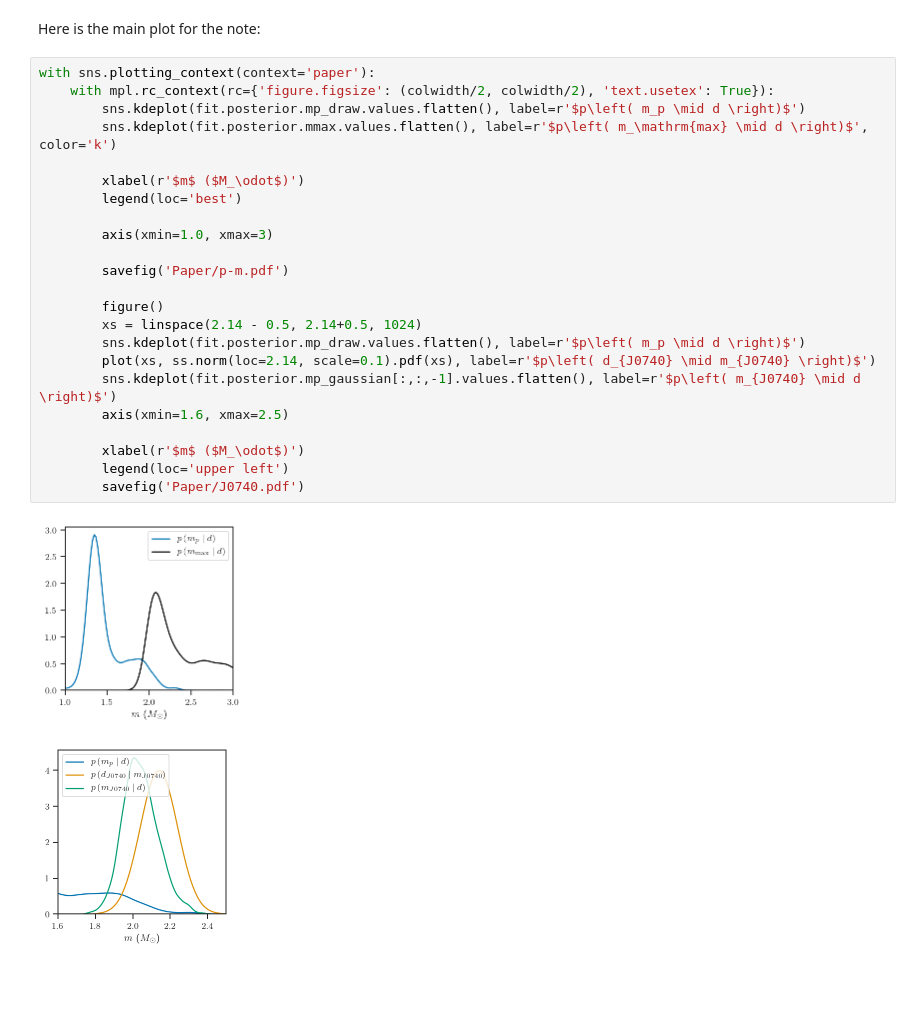
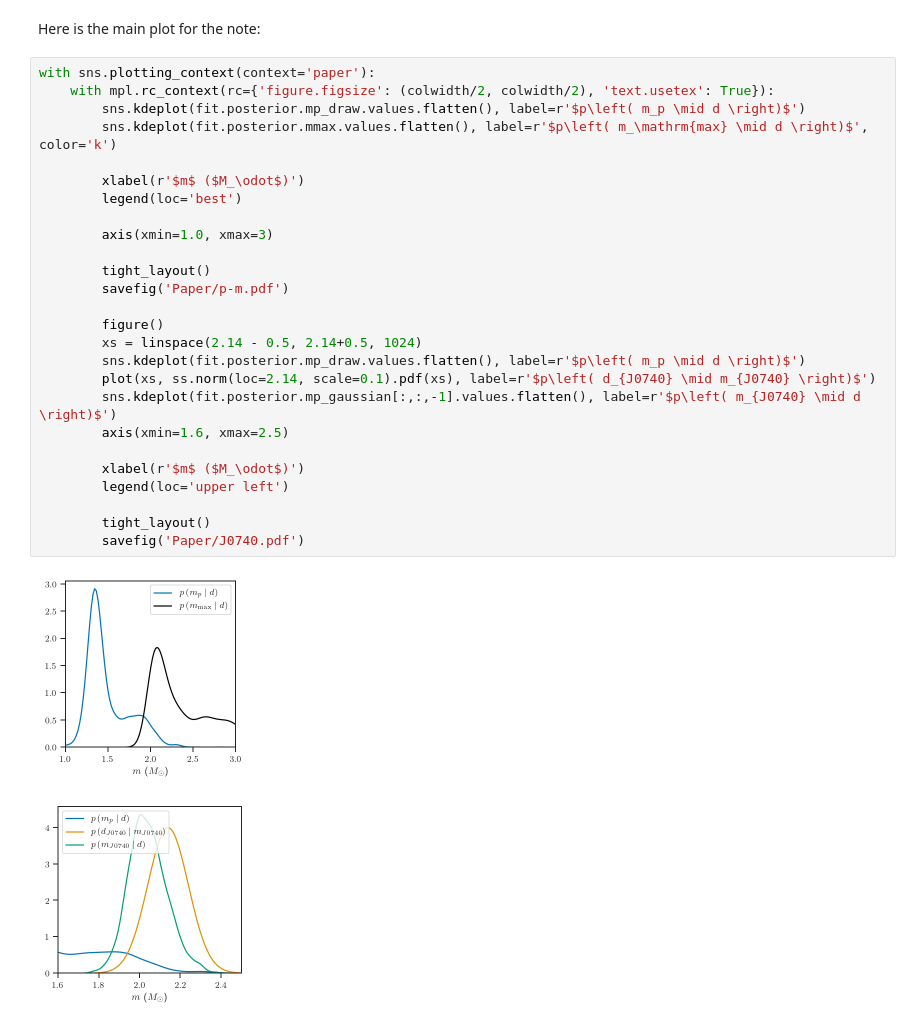
Before and after one commit to farr/AlsingNSMassReplication, a Jupyter notebook: AlsingReconstruction.ipynb, the cells around one changed output. Saved outputs shown, nothing was run; the diff lists cells and outputs as text; blank space fills up the shorter version.

Commit message:
Tight layout on figures.

```diff
--- a/AlsingReconstruction.ipynb
+++ b/AlsingReconstruction.ipynb
@@ -302,26 +302,29 @@ Here is the main plot for the note:
 # %%
 with sns.plotting_context(context='paper'):
     with mpl.rc_context(rc={'figure.figsize': (colwidth/2, colwidth/2), 'text.usetex': True}):
         sns.kdeplot(fit.posterior.mp_draw.values.flatten(), label=r'$p\left( m_p \mid d \right)$')
         sns.kdeplot(fit.posterior.mmax.values.flatten(), label=r'$p\left( m_\mathrm{max} \mid d \right)$', color='k')
 
         xlabel(r'$m$ ($M_\odot$)')
         legend(loc='best')
 
         axis(xmin=1.0, xmax=3)
 
+        tight_layout()
         savefig('Paper/p-m.pdf')
 
         figure()
         xs = linspace(2.14 - 0.5, 2.14+0.5, 1024)
         sns.kdeplot(fit.posterior.mp_draw.values.flatten(), label=r'$p\left( m_p \mid d \right)$')
         plot(xs, ss.norm(loc=2.14, scale=0.1).pdf(xs), label=r'$p\left( d_{J0740} \mid m_{J0740} \right)$')
         sns.kdeplot(fit.posterior.mp_gaussian[:,:,-1].values.flatten(), label=r'$p\left( m_{J0740} \mid d \right)$')
         axis(xmin=1.6, xmax=2.5)
 
         xlabel(r'$m$ ($M_\odot$)')
         legend(loc='upper left')
+
+        tight_layout()
         savefig('Paper/J0740.pdf')
 # %% [output]
-[figure, old version]
+[figure, new version]
-[figure, old version]
+[figure, new version]
```
